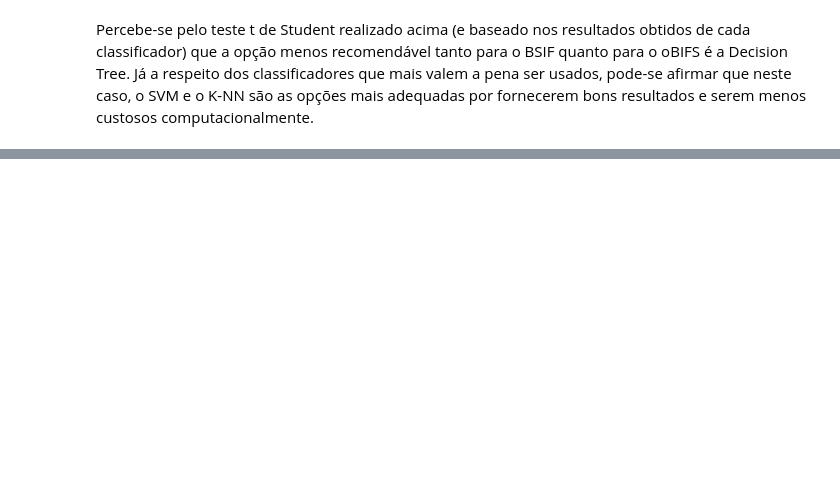
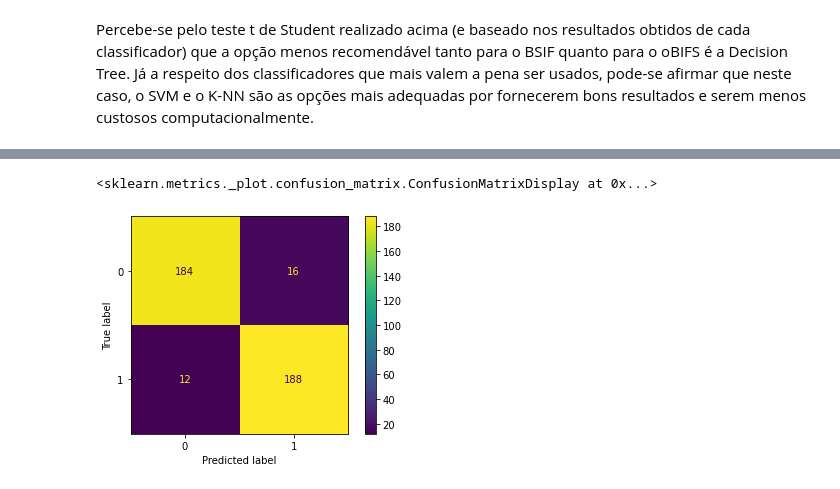
Before and after one commit to JessePires/Gender_Speech_Classification, a Jupyter notebook: gender_projetoFinalIA.ipynb, the cells around one changed output, grey strips where cells are left out. Cells and saved outputs as stored; diff of their text form; code cells hidden in the pictures; blank space fills up the shorter version.

```diff
--- a/gender_projetoFinalIA.ipynb
+++ b/gender_projetoFinalIA.ipynb
@@ -133,6 +134,6 @@ Resultados: 0.96 +- 0.03, min: 0.90, max: 1.00
 # %% [markdown]
 # Usando K-NN com os dados extraídos com o oBIFS
 # %%
-knn_obifs = do_cv_knn(X_obifs_ss, y_obifs, 10, 5, params={'n_neighbors' : range(1,30,2)}, n_jobs=-1)
+knn_obifs, confusion_matrix_list_knn_obifs = do_cv_knn(X_obifs_ss, y_obifs, 10, 5, params={'n_neighbors' : range(1,30,2)}, n_jobs=-1)
 imprimir_estatisticas(knn_obifs)
 # %% [output]
@@ -292,0 +342,6 @@ Percebe-se pelo teste t de Student realizado acima (e baseado nos resultados obt
+# %%
+display = ConfusionMatrixDisplay(confusion_matrix=sum_confusion_matrix(confusion_matrix_list_knn_obifs))
+display.plot()
+# %% [output]
+<sklearn.metrics._plot.confusion_matrix.ConfusionMatrixDisplay at 0x...>
+[figure, added]
```
Also changed, not shown: parts of 16 cells of this notebook, 1 other file.
